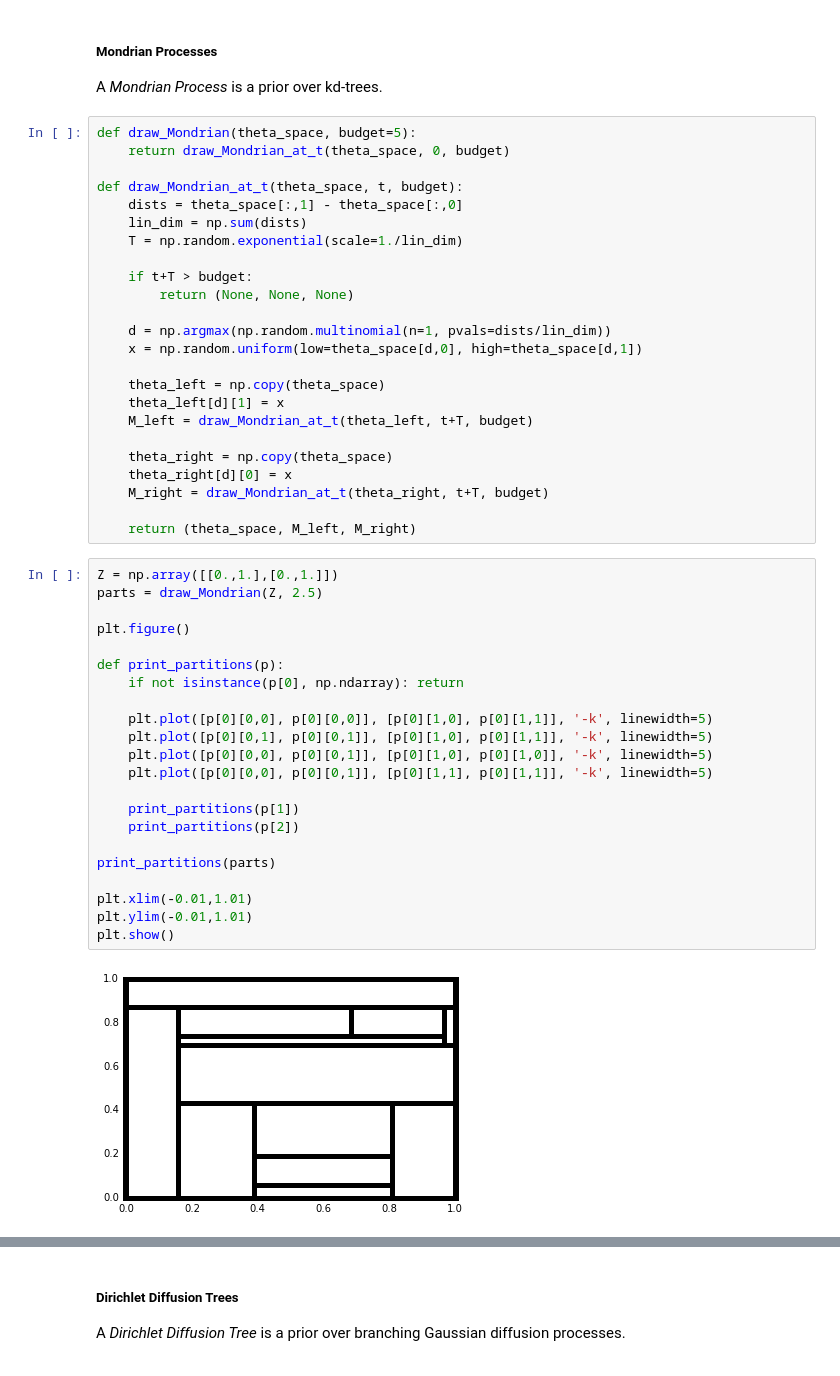
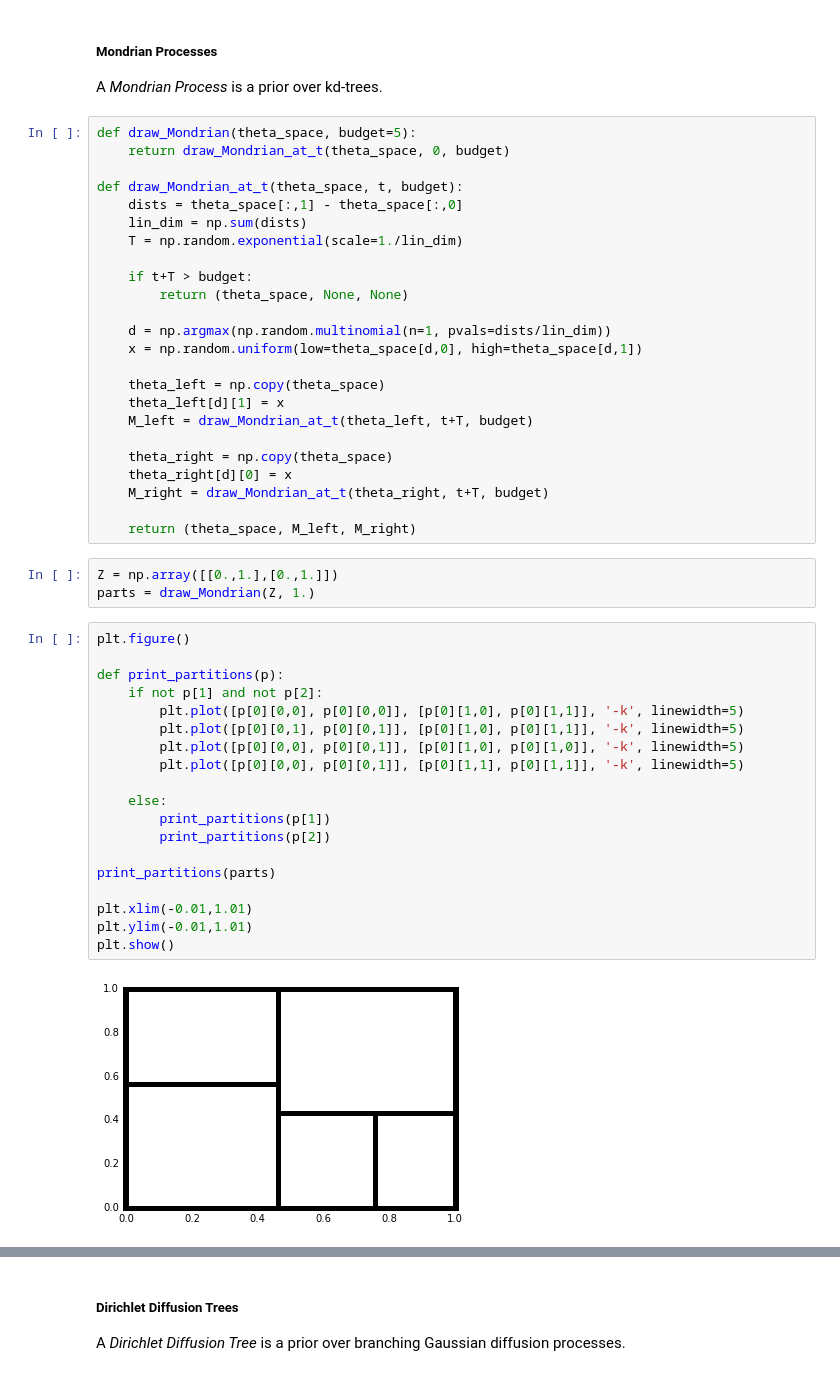
Before and after one commit to enalisnick/blog_sandbox, a Jupyter notebook: Tree-Based_Priors.ipynb, the cells around one changed output, grey strips where cells are left out. Saved outputs shown, nothing was run; the diff lists cells and outputs as text.

```diff
--- a/Tree-Based_Priors.ipynb
+++ b/Tree-Based_Priors.ipynb
@@ -22,7 +22,7 @@ def draw_Mondrian_at_t(theta_space, t, budget):
     T = np.random.exponential(scale=1./lin_dim)
 
     if t+T > budget:
-        return (None, None, None)
+        return (theta_space, None, None)
 
     d = np.argmax(np.random.multinomial(n=1, pvals=dists/lin_dim))
     x = np.random.uniform(low=theta_space[d,0], high=theta_space[d,1])
@@ -36,27 +36,27 @@ def draw_Mondrian_at_t(theta_space, t, budget):
     M_right = draw_Mondrian_at_t(theta_right, t+T, budget)
 
     return (theta_space, M_left, M_right)
+# %%
+Z = np.array([[0.,1.],[0.,1.]])
+parts = draw_Mondrian(Z, 1.)
 # %%
-Z = np.array([[0.,1.],[0.,1.]])
-parts = draw_Mondrian(Z, 2.5)
-
 plt.figure()
 
 def print_partitions(p):
-    if not isinstance(p[0], np.ndarray): return
+    if not p[1] and not p[2]:
+        plt.plot([p[0][0,0], p[0][0,0]], [p[0][1,0], p[0][1,1]], '-k', linewidth=5)
+        plt.plot([p[0][0,1], p[0][0,1]], [p[0][1,0], p[0][1,1]], '-k', linewidth=5)
+        plt.plot([p[0][0,0], p[0][0,1]], [p[0][1,0], p[0][1,0]], '-k', linewidth=5)
+        plt.plot([p[0][0,0], p[0][0,1]], [p[0][1,1], p[0][1,1]], '-k', linewidth=5)
 
-    plt.plot([p[0][0,0], p[0][0,0]], [p[0][1,0], p[0][1,1]], '-k', linewidth=5)
-    plt.plot([p[0][0,1], p[0][0,1]], [p[0][1,0], p[0][1,1]], '-k', linewidth=5)
-    plt.plot([p[0][0,0], p[0][0,1]], [p[0][1,0], p[0][1,0]], '-k', linewidth=5)
-    plt.plot([p[0][0,0], p[0][0,1]], [p[0][1,1], p[0][1,1]], '-k', linewidth=5)
-
-    print_partitions(p[1])
-    print_partitions(p[2])
+    else:
+        print_partitions(p[1])
+        print_partitions(p[2])
 
 print_partitions(parts)
 
 plt.xlim(-0.01,1.01)
 plt.ylim(-0.01,1.01)
 plt.show()
 # %% [output]
-[figure, old version]
+[figure, new version]
```
Also changed, not shown: parts of 1 cell of this notebook.
